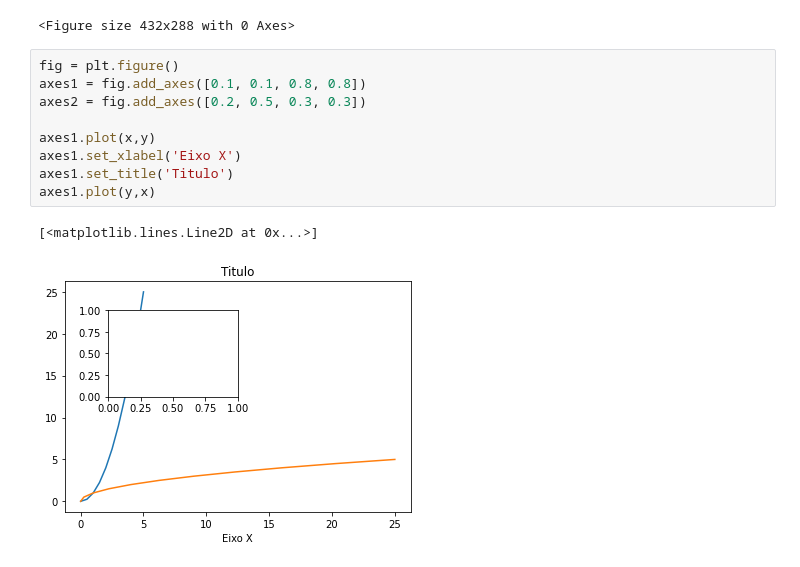
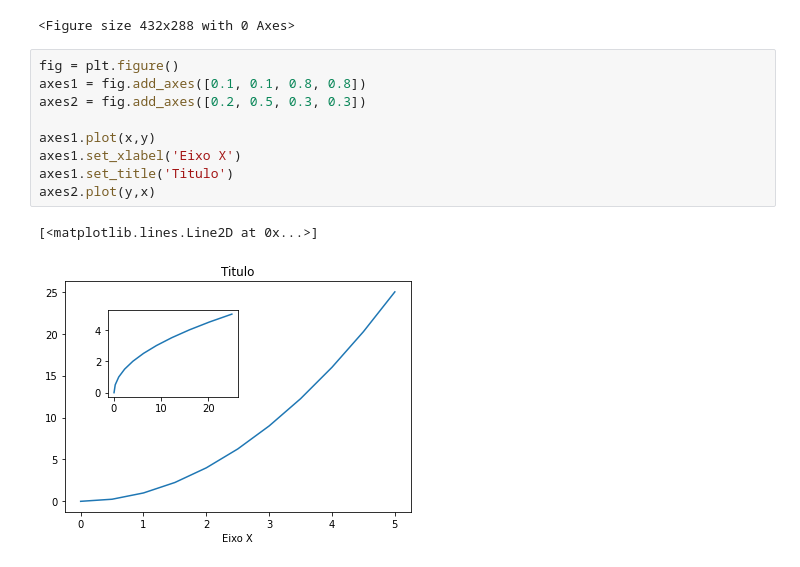
Before and after one commit to Matbmuniz/EstudosDataScience, a Jupyter notebook: matplotlib- pt1.ipynb, the cells around one changed output. Drawn from its saved outputs; the diff is of its cells as text.

```diff
--- a/matplotlib- pt1.ipynb
+++ b/matplotlib- pt1.ipynb
@@ -40,12 +40,12 @@ plt.plot(y,x, 'g*-')
 # %%
 fig = plt.figure()
 axes1 = fig.add_axes([0.1, 0.1, 0.8, 0.8])
 axes2 = fig.add_axes([0.2, 0.5, 0.3, 0.3])
 
 axes1.plot(x,y)
 axes1.set_xlabel('Eixo X')
 axes1.set_title('Titulo')
-axes1.plot(y,x)
+axes2.plot(y,x)
 # %% [output]
 [<matplotlib.lines.Line2D at 0x...>]
-[figure, old version]
+[figure, new version]
```
Also changed, not shown: parts of 10 cells of this notebook.
